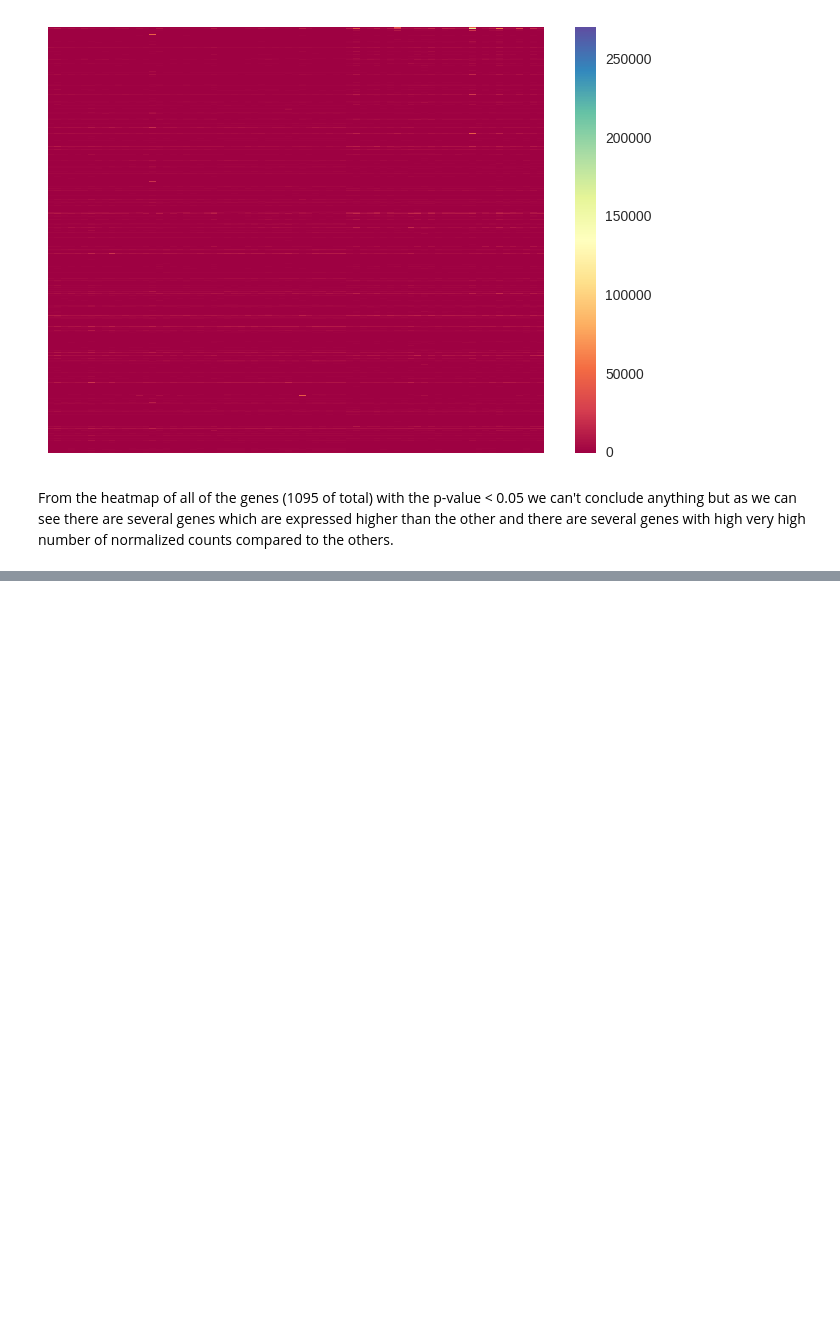
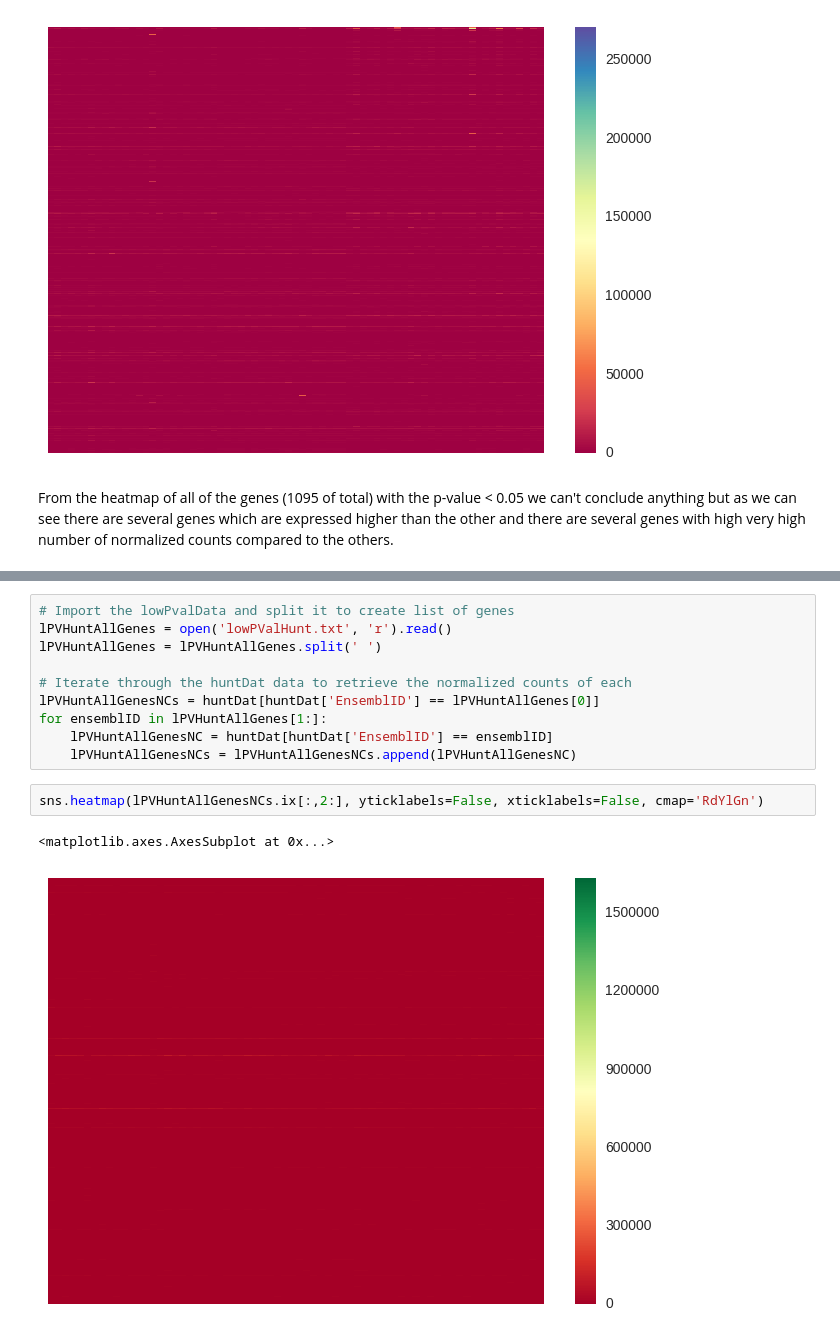
Before and after one commit to J-Wengler/winter-internship-2017, a Jupyter notebook: src/Heatmap of Normalized Counts.ipynb, the cells around one changed output, grey strips where cells are left out. Drawn from its saved outputs; the diff is of its cells as text; blank space fills up the shorter version.

```diff
--- a/src/Heatmap of Normalized Counts.ipynb
+++ b/src/Heatmap of Normalized Counts.ipynb
@@ -115,0 +145,15 @@ From the heatmap of all of the genes (1095 of total) with the p-value < 0.05 we
+# %%
+# Import the lowPvalData and split it to create list of genes
+lPVHuntAllGenes = open('lowPValHunt.txt', 'r').read()
+lPVHuntAllGenes = lPVHuntAllGenes.split(' ')
+
+# Iterate through the huntDat data to retrieve the normalized counts of each
+lPVHuntAllGenesNCs = huntDat[huntDat['EnsemblID'] == lPVHuntAllGenes[0]]
+for ensemblID in lPVHuntAllGenes[1:]:
+    lPVHuntAllGenesNC = huntDat[huntDat['EnsemblID'] == ensemblID]
+    lPVHuntAllGenesNCs = lPVHuntAllGenesNCs.append(lPVHuntAllGenesNC)
+# %%
+sns.heatmap(lPVHuntAllGenesNCs.ix[:,2:], yticklabels=False, xticklabels=False, cmap='RdYlGn')
+# %% [output]
+<matplotlib.axes.AxesSubplot at 0x...>
+[figure, added]
```
Also changed, not shown: parts of 5 cells of this notebook.
